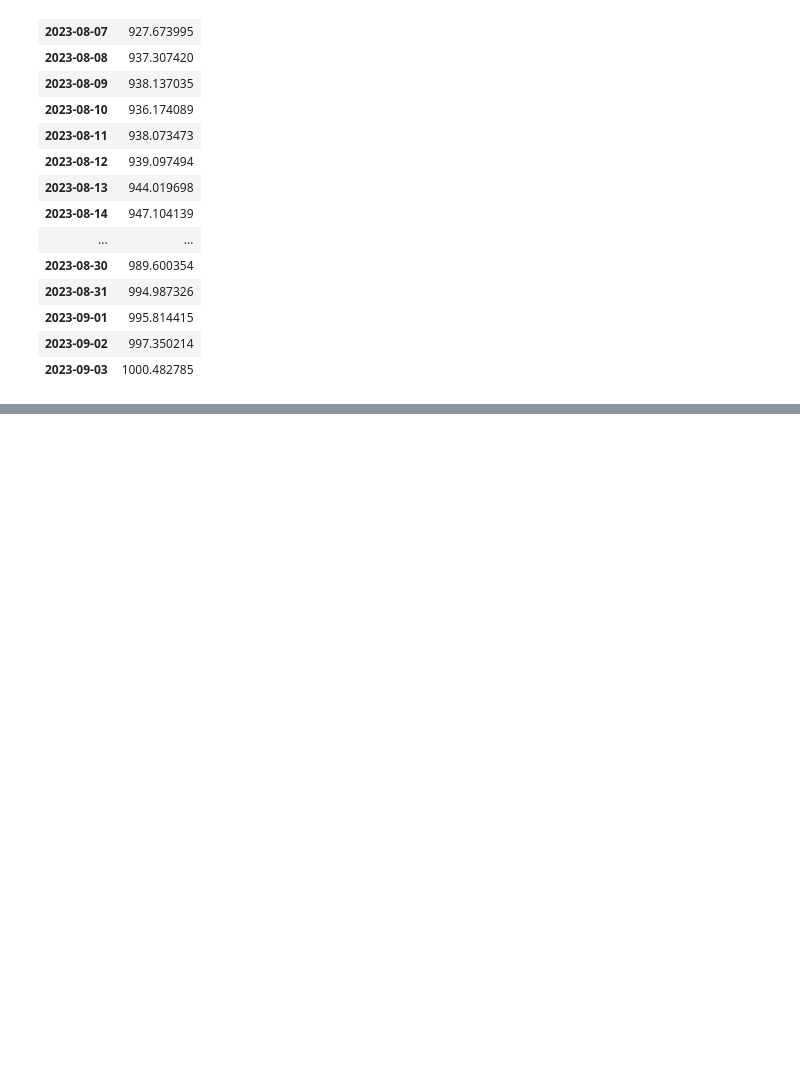
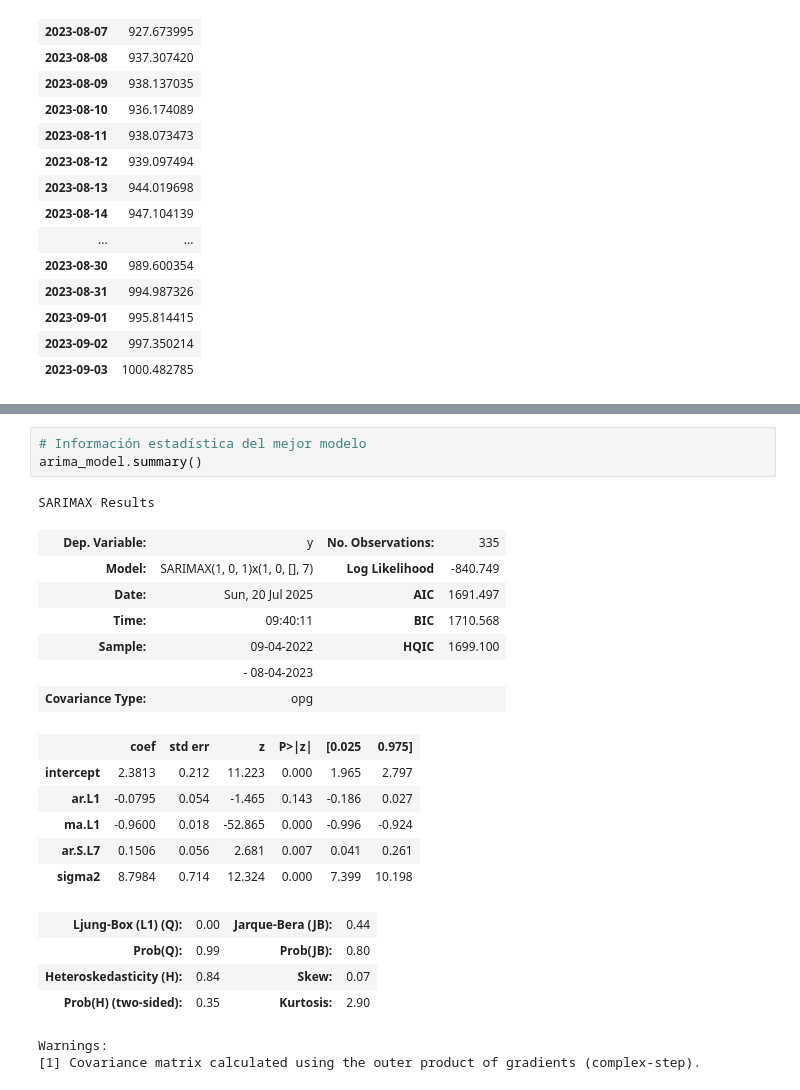
Before and after one commit to 4GeeksAcademy/pabloaznar-intro-ml, a Jupyter notebook: src/10-time-series-forecasting.ipynb, the cells around one changed output, grey strips where cells are left out. Drawn from its saved outputs; the diff is of its cells as text; blank space fills up the shorter version.

Commit message:
[ts] wip: arima model finished

```diff
--- a/src/10-time-series-forecasting.ipynb
+++ b/src/10-time-series-forecasting.ipynb
@@ -415 +271,25 @@ Performing stepwise search to minimize aic
+# %%
+# Información estadística del mejor modelo
+arima_model.summary()
+# %% [output]
+SARIMAX Results
+| Dep. Variable: | y | No. Observations: | 335 |
+| Model: | SARIMAX(1, 0, 1)x(1, 0, [], 7) | Log Likelihood | -840.749 |
+| Date: | Sun, 20 Jul 2025 | AIC | 1691.497 |
+| Time: | 09:40:11 | BIC | 1710.568 |
+| Sample: | 09-04-2022 | HQIC | 1699.100 |
+|  | - 08-04-2023 |  |  |
+| Covariance Type: | opg |  |  |
+|  | coef | std err | z | P>|z| | [0.025 | 0.975] |
+| intercept | 2.3813 | 0.212 | 11.223 | 0.000 | 1.965 | 2.797 |
+| ar.L1 | -0.0795 | 0.054 | -1.465 | 0.143 | -0.186 | 0.027 |
+| ma.L1 | -0.9600 | 0.018 | -52.865 | 0.000 | -0.996 | -0.924 |
+| ar.S.L7 | 0.1506 | 0.056 | 2.681 | 0.007 | 0.041 | 0.261 |
+| sigma2 | 8.7984 | 0.714 | 12.324 | 0.000 | 7.399 | 10.198 |
+| Ljung-Box (L1) (Q): | 0.00 | Jarque-Bera (JB): | 0.44 |
+| Prob(Q): | 0.99 | Prob(JB): | 0.80 |
+| Heteroskedasticity (H): | 0.84 | Skew: | 0.07 |
+| Prob(H) (two-sided): | 0.35 | Kurtosis: | 2.90 |
+Warnings:
+[1] Covariance matrix calculated using the outer product of gradients (complex-step).
 # %%
```
Also changed, not shown: parts of 27 cells of this notebook, 1 other file.
